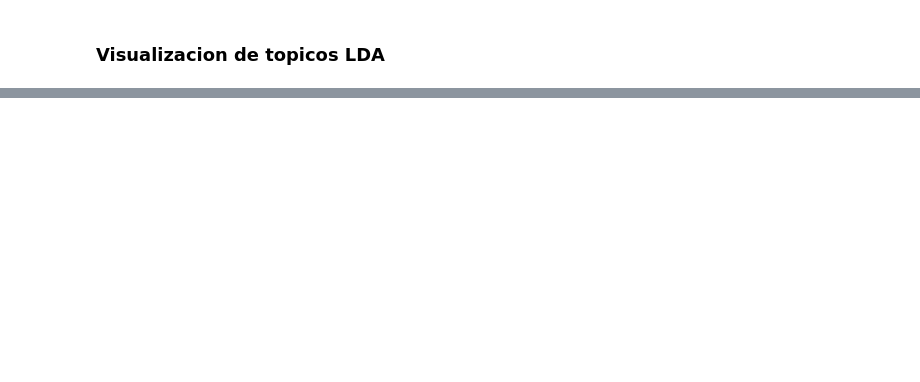
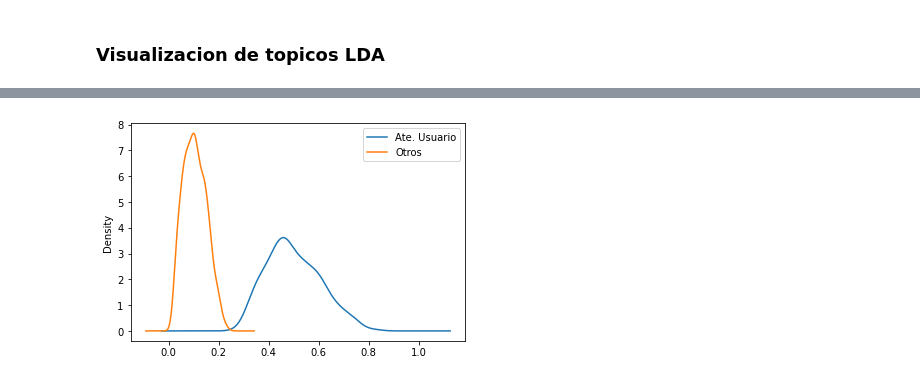
Before and after one commit to johnkbarrera/R2D2, a Jupyter notebook: BancoNacion/Computing data.ipynb, the cells around one changed output, grey strips where cells are left out. Saved outputs shown, nothing was run; the diff lists cells and outputs as text; code cells hidden in the pictures; blank space fills up the shorter version.

```diff
--- a/BancoNacion/Computing data.ipynb
+++ b/BancoNacion/Computing data.ipynb
@@ -399,0 +421,19 @@ topic
+# %%
+M1_list = []
+for values, index, score in sorted(lda_model[corpus[0:1000]]):
+    abc = [i[1] for i in values]
+    M1_list.append(np.max(abc))
+
+M2_list = []
+for values, index, score in sorted(lda_model[corpus_all[0:1000]]):
+    abc = [i[1] for i in values]
+    M2_list.append(np.min(abc))
+
+#
+df_results = pd.DataFrame({
+    'Ate. Usuario': M1_list,
+    'Otros': M2_list,
+})
+ax = df_results.plot.kde()
+# %% [output]
+[figure, added]
```
Also changed, not shown: parts of 36 cells of this notebook, 3 other files.
